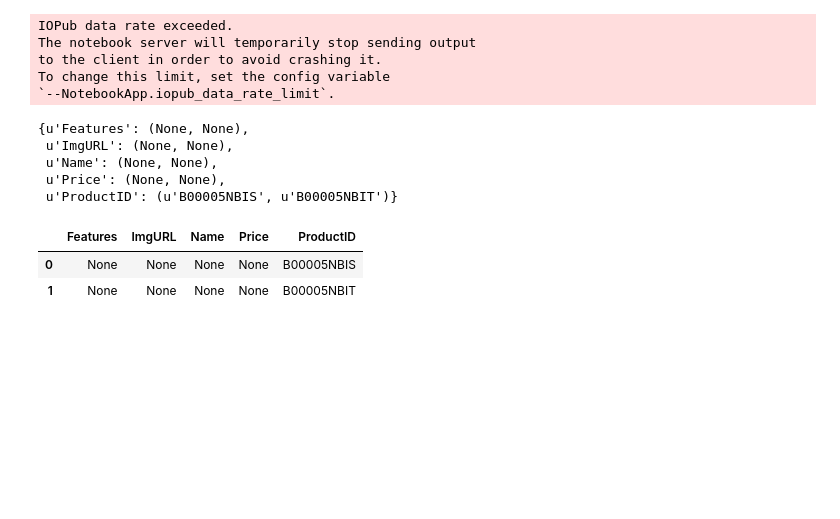
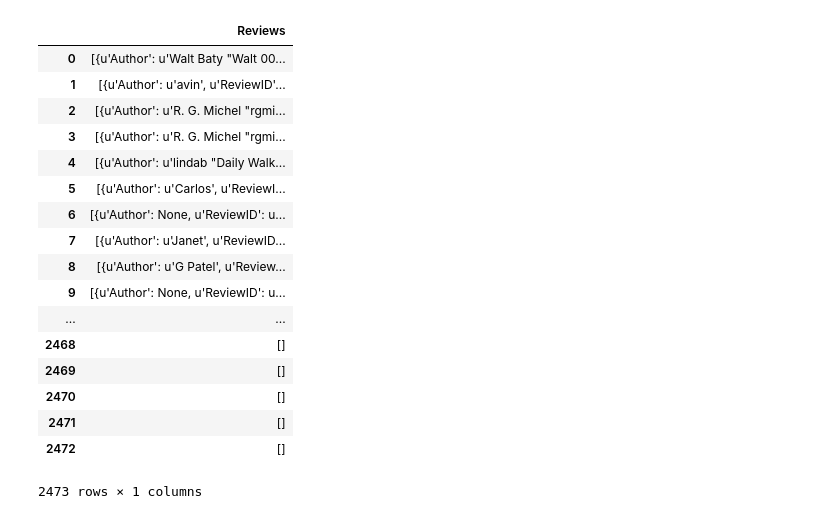
Before and after one commit to UNCG-CSE/CORPUS, a Jupyter notebook: Project_Balaram.ipynb, the cells around one changed output. Saved outputs shown, nothing was run; the diff lists cells and outputs as text; code cells hidden in the pictures; blank space fills up the shorter version.

```diff
--- a/Project_Balaram.ipynb
+++ b/Project_Balaram.ipynb
@@ -77,0 +76,11 @@ fl2A = File2['ProductInfo']
+# %%
+d2 = []
+for i in range(0,len(read_files)):
+    with open(read_files[i], 'rb') as x:
+        JSONFILE2 = json.load(x)
+    prod1 = JSONFILE2['Reviews']
+    d3 = d2.append(prod1)
+
+Reviews = pandas.DataFrame(d2)
+
+Reviews
@@ -78,36 +106,36 @@ fl2A = File2['ProductInfo']
+# %%
+Reviews_Json = Reviews.to_json(orient = 'records') #writing all the Review records to a seperate JSON for ease of access
+
+with open("Reviews.json", "w") as f:
+    f.write(Reviews_Json)
 # %%
-with open("merged_file.json", "wb") as outfile:
+with open("merged_file.json", "wb") as outfile: #saving all JSON files to a single JSON file
     outfile.write('[{}]'.format(
         ','.join([open(f, "rb").read() for f in read_files])))
 
 with open("merged_file.json", "rb") as infile:
     xy = json.load(infile)
 
-xy
+with open("merged_file.json") as fs:
+    FL = json.load(fs)
+
+pandas.DataFrame(FL , columns = ['Reviews'])
 # %% [output]
+|  | Reviews |
+| 0 | [{u'Author': u'Walt Baty "Walt 00... |
+| 1 | [{u'Author': u'avin', u'ReviewID'... |
+| 2 | [{u'Author': u'R. G. Michel "rgmi... |
+| 3 | [{u'Author': u'R. G. Michel "rgmi... |
+| 4 | [{u'Author': u'lindab "Daily Walk... |
+| 5 | [{u'Author': u'Carlos', u'ReviewI... |
+| 6 | [{u'Author': None, u'ReviewID': u... |
+| 7 | [{u'Author': u'Janet', u'ReviewID... |
+| 8 | [{u'Author': u'G Patel', u'Review... |
+| 9 | [{u'Author': None, u'ReviewID': u... |
+| ... | ... |
+| 2468 | [] |
+| 2469 | [] |
+| 2470 | [] |
+| 2471 | [] |
+| 2472 | [] |
-IOPub data rate exceeded.
-The notebook server will temporarily stop sending output
-to the client in order to avoid crashing it.
-To change this limit, set the config variable
-`--NotebookApp.iopub_data_rate_limit`.
+2473 rows × 1 columns
-# %%
-ds = [fl1A, fl2A]  #merging 2 JSON files to a single DataFrame
-d = {}
-for k in fl1A.iterkeys():
-    fl1A[k] = tuple(fl1A[k] for fl1A in ds)
-
-#pandas.DataFrame(fl1A)
-
-fl1A
-# %% [output]
-{u'Features': (None, None),
- u'ImgURL': (None, None),
- u'Name': (None, None),
- u'Price': (None, None),
- u'ProductID': (u'B00005NBIS', u'B00005NBIT')}
-# %%
-pandas.DataFrame(fl1A)
-# %% [output]
-|  | Features | ImgURL | Name | Price | ProductID |
-| 0 | None | None | None | None | B00005NBIS |
-| 1 | None | None | None | None | B00005NBIT |
```
Also changed, not shown: parts of 10 cells of this notebook.
